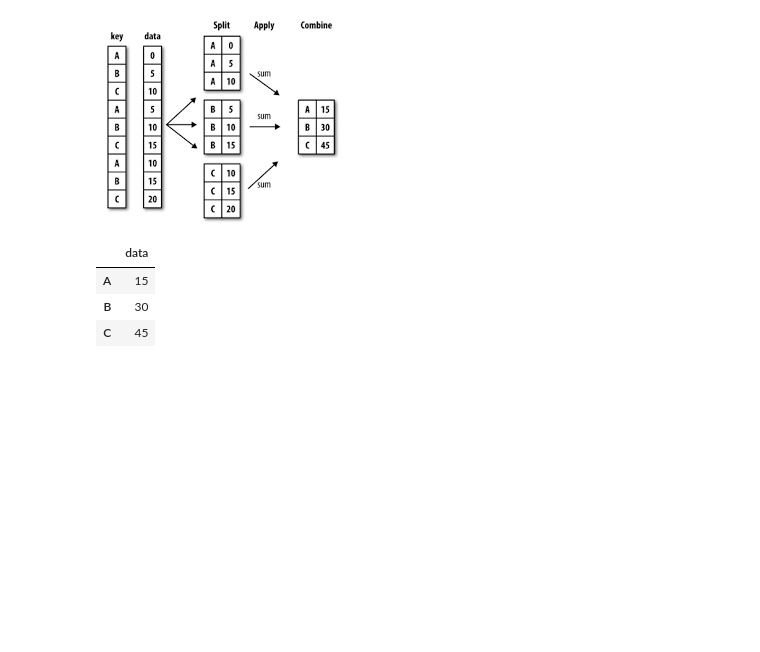
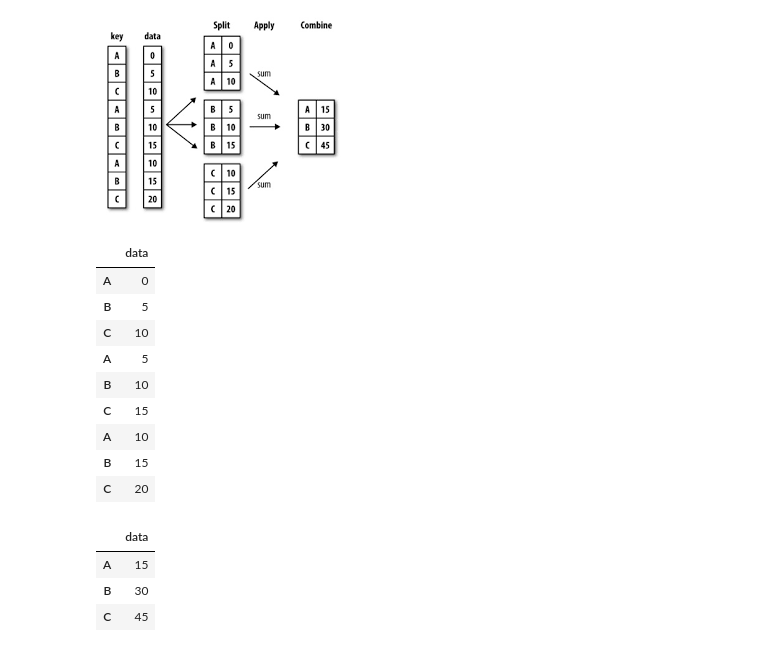
Before and after one commit to mmcky/nyu-econ-370, a Jupyter notebook: notebooks/intro-python-and-data-analysis.ipynb, the cells around one changed output. Saved outputs shown, nothing was run; the diff lists cells and outputs as text; code cells hidden in the pictures; blank space fills up the shorter version.

```diff
--- a/notebooks/intro-python-and-data-analysis.ipynb
+++ b/notebooks/intro-python-and-data-analysis.ipynb
@@ -542,6 +543,19 @@ Image(filename='split-apply-combine.png')
 key = ['A','B','C','A','B','C','A','B','C']
 data = [0,5,10,5,10,15,10,15,20]
 df = pd.DataFrame(data, index=key, columns=['data'])
+# %%
+df
+# %% [output]
+|  | data |
+| A | 0 |
+| B | 5 |
+| C | 10 |
+| A | 5 |
+| B | 10 |
+| C | 15 |
+| A | 10 |
+| B | 15 |
+| C | 20 |
 # %%
 #-Groupby Index Level-#
 df.groupby(level=0).sum()
```
Also changed, not shown: parts of 55 cells of this notebook, 2 other files.
